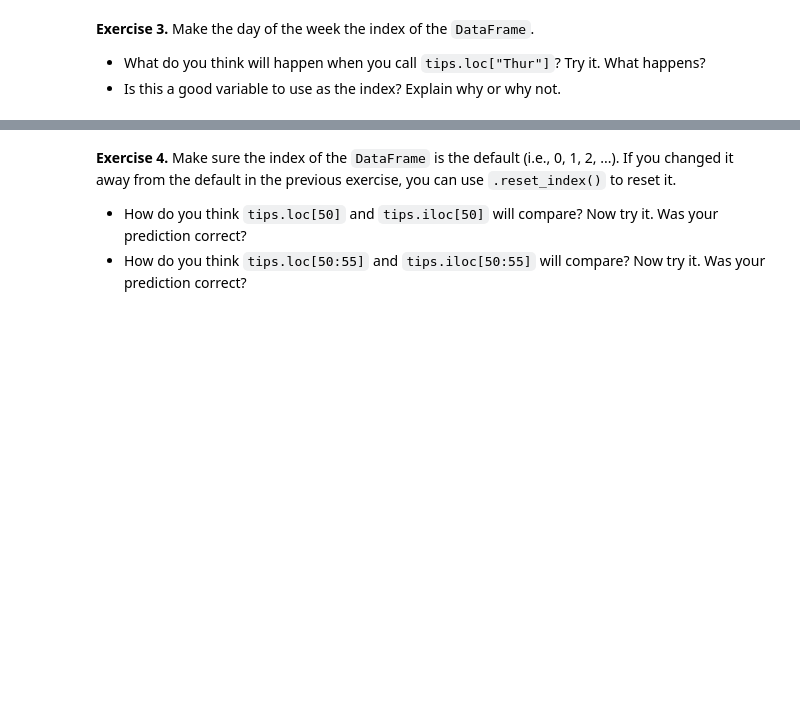
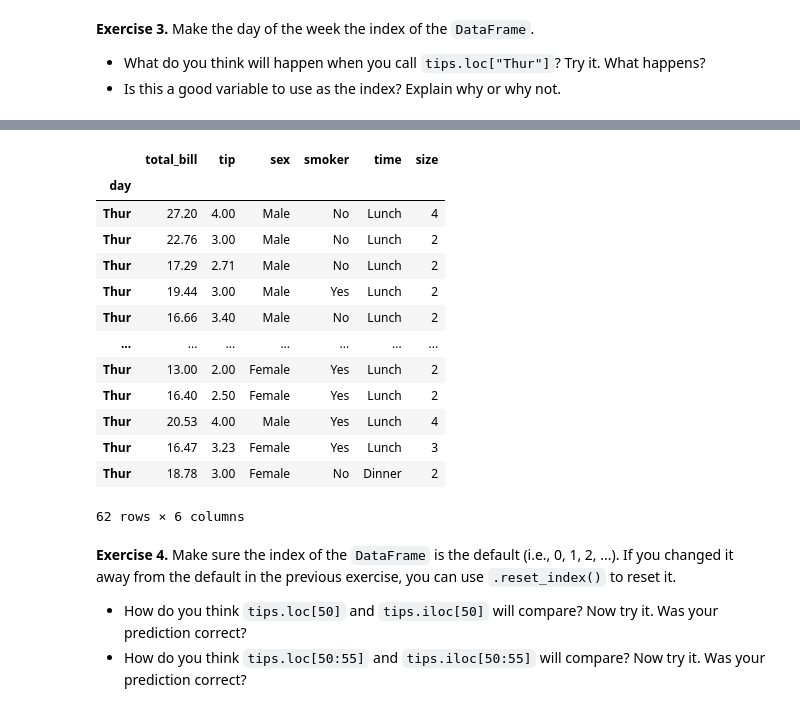
Before and after one commit to Rjjacobs/cmps3160, a Jupyter notebook: _labs/Lab02/Lab02.ipynb, the cells around one changed output, grey strips where cells are left out. Saved outputs shown, nothing was run; the diff lists cells and outputs as text; code cells hidden in the pictures; blank space fills up the shorter version.

```diff
--- a/_labs/Lab02/Lab02.ipynb
+++ b/_labs/Lab02/Lab02.ipynb
@@ -508,3 +507,4 @@ Exercises 2-7 deal with the Tips data set (`../data/tips.csv`). You can learn mo
 # %%
-!head../data/tips.csv
+tips = pd.read_csv("../data/tips.csv")
+tips.head()
 # %% [output]
@@ -518,0 +532,3 @@ Exercises 2-7 deal with the Tips data set (`../data/tips.csv`). You can learn mo
+# %%
+tips_by_day = tips.set_index("day")
+tips_by_day.head()
@@ -519,3 +543,20 @@ Exercises 2-7 deal with the Tips data set (`../data/tips.csv`). You can learn mo
+# %%
+tips_by_day.loc["Thur"]
+# %% [output]
+|  | total_bill | tip | sex | smoker | time | size |
+| day |  |  |  |  |  |  |
+| Thur | 27.20 | 4.00 | Male | No | Lunch | 4 |
+| Thur | 22.76 | 3.00 | Male | No | Lunch | 2 |
+| Thur | 17.29 | 2.71 | Male | No | Lunch | 2 |
+| Thur | 19.44 | 3.00 | Male | Yes | Lunch | 2 |
+| Thur | 16.66 | 3.40 | Male | No | Lunch | 2 |
+| ... | ... | ... | ... | ... | ... | ... |
+| Thur | 13.00 | 2.00 | Female | Yes | Lunch | 2 |
+| Thur | 16.40 | 2.50 | Female | Yes | Lunch | 2 |
+| Thur | 20.53 | 4.00 | Male | Yes | Lunch | 4 |
+| Thur | 16.47 | 3.23 | Female | Yes | Lunch | 3 |
+| Thur | 18.78 | 3.00 | Female | No | Dinner | 2 |
+62 rows × 6 columns
 # %% [markdown]
 **Exercise 4.** Make sure the index of the `DataFrame` is the default (i.e., 0, 1, 2, ...). If you changed it away from the default in the previous exercise, you can use `.reset_index()` to reset it.
 
```
Also changed, not shown: parts of 25 cells of this notebook.
